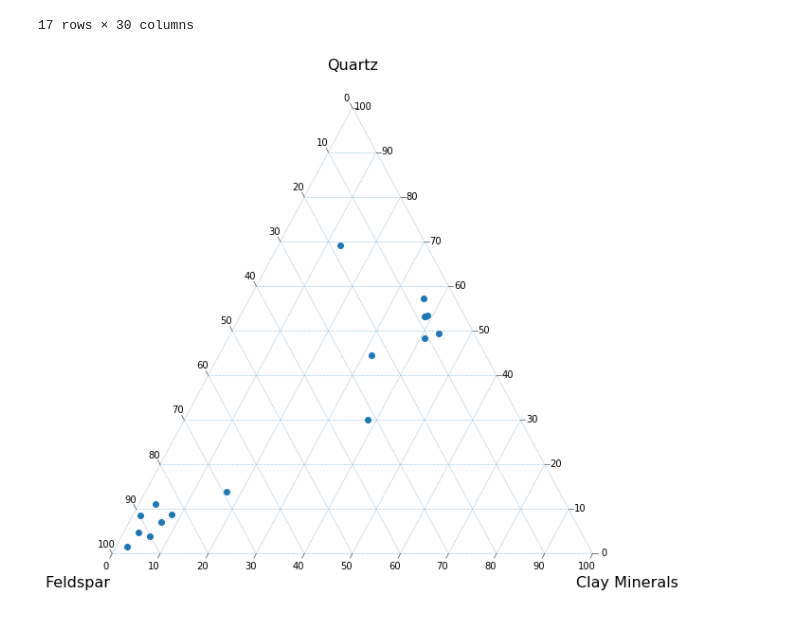
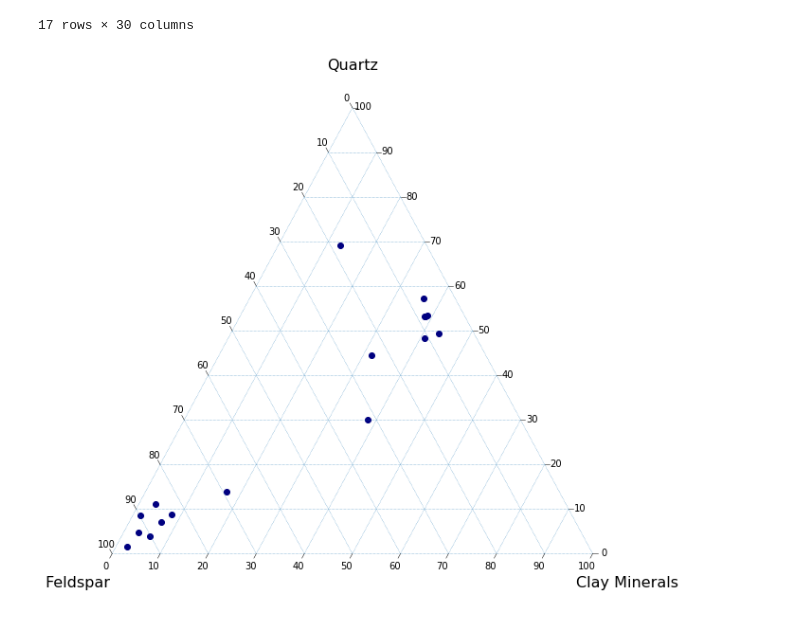
Before and after one commit to hangdeng/TIMA_for_Sedimentology, a Jupyter notebook: TIMA_Scratch.ipynb, the cells around one changed output. Drawn from its saved outputs; the diff is of its cells as text; code cells hidden in the pictures.

```diff
--- a/TIMA_Scratch.ipynb
+++ b/TIMA_Scratch.ipynb
@@ -100,20 +104,20 @@ mineral_prop
 # %%
 cols = ['Quartz', 'Feldspar', 'Clay Minerals'] # columns selected
 fontsize = 16
 ###################################
 ## Ternary diagram
 ###################################
 fig, tax = ternary.figure(scale=100)
 fig.set_size_inches(10, 10)
 
-tax.scatter(mineral_prop[cols].values)
+tax.scatter(mineral_prop[cols].values, color='navy')
 
 
 tax.gridlines(multiple=10) # tick interval
 tax.get_axes().axis('off')
 tax.ticks(axis='lbr', multiple=10, linewidth=0.5, offset=0.01)
 tax.right_corner_label("Clay Minerals", fontsize=fontsize)
 tax.top_corner_label("Quartz", fontsize=fontsize)
 tax.left_corner_label("Feldspar", fontsize=fontsize)
 # %% [output]
-[figure, old version]
+[figure, new version]
```
Also changed, not shown: parts of 3 cells of this notebook.
